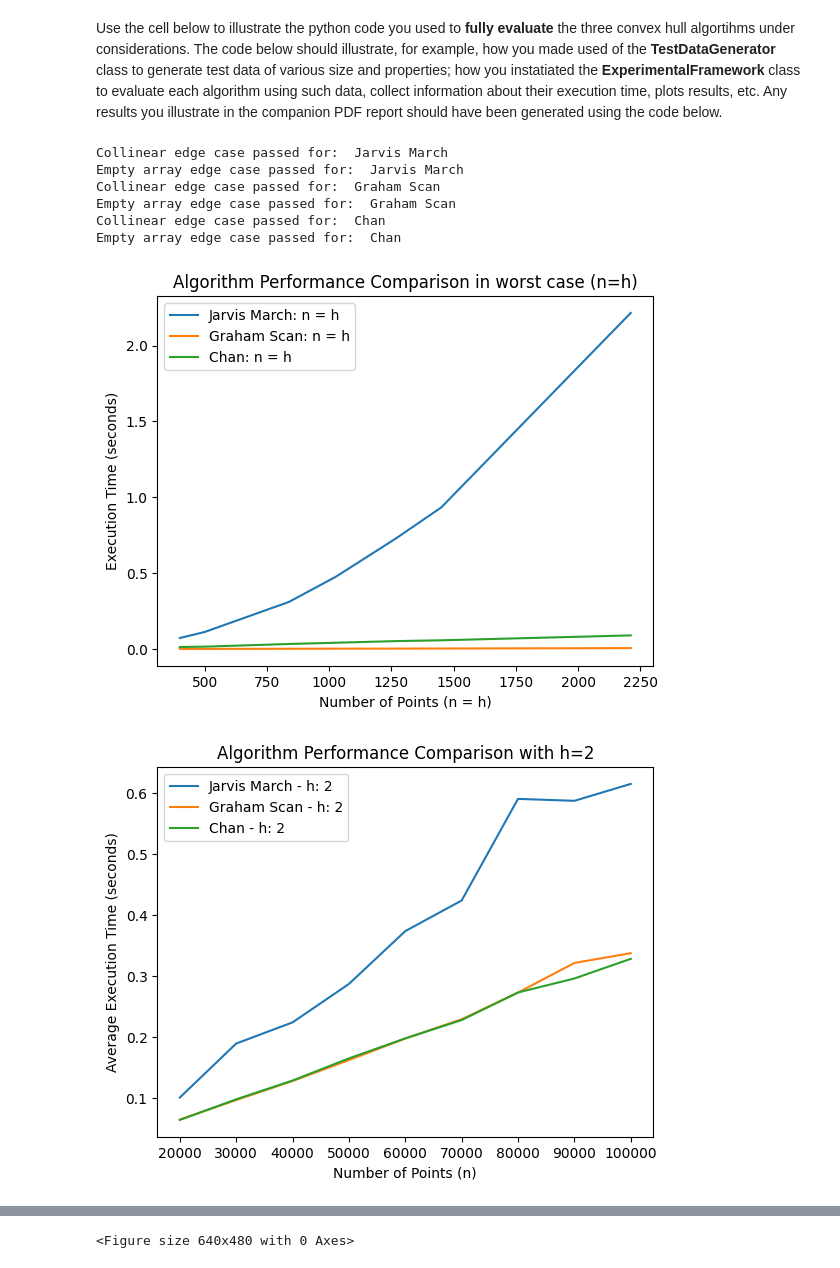
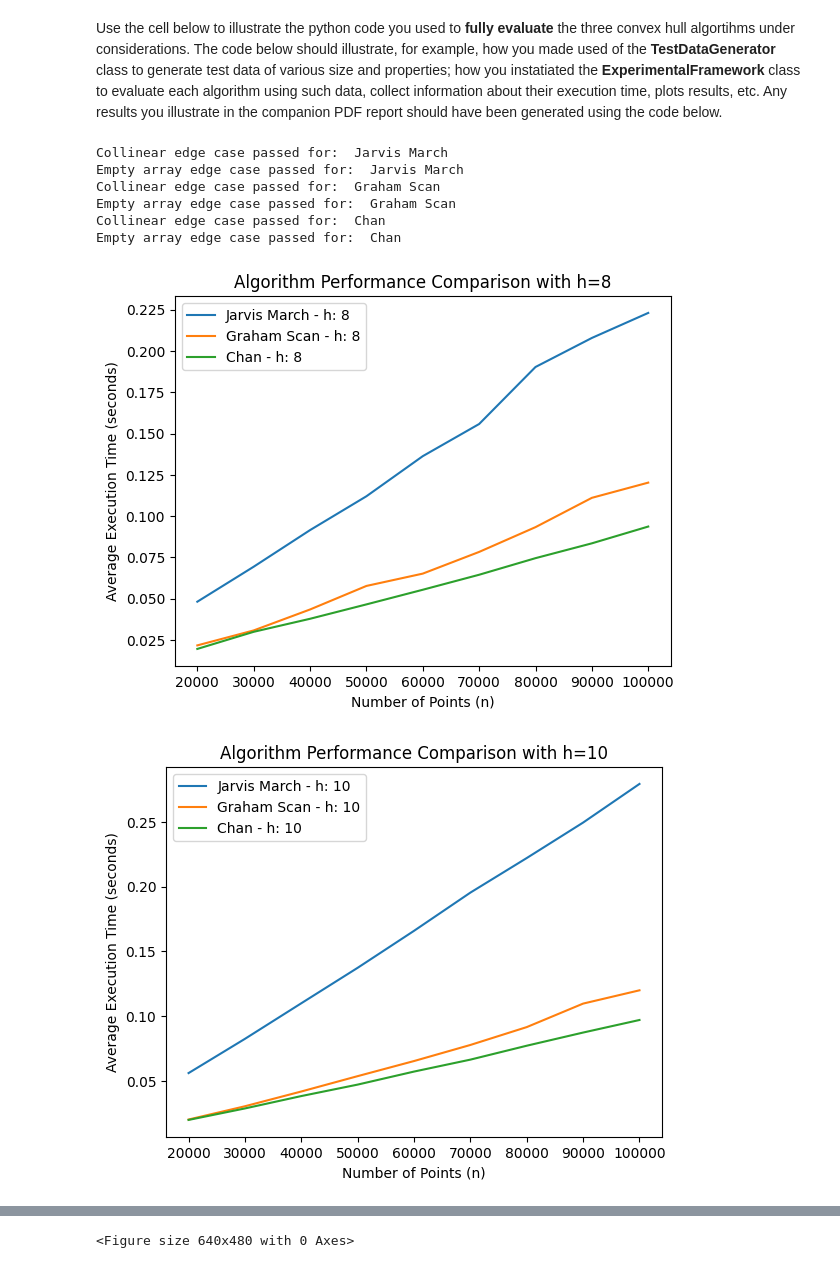
Before and after one commit to levon-d/convex-hull-algorithms, a Jupyter notebook: grp-XXX-0005code.ipynb, the cells around one changed output, grey strips where cells are left out. Cells and saved outputs as stored; diff of their text form; code cells hidden in the pictures.

Commit message:
Add worst case for graham, new graphs

```diff
--- a/grp-XXX-0005code.ipynb
+++ b/grp-XXX-0005code.ipynb
@@ -321,12 +352,9 @@ def chen(inputSet):
 
         t+=1
 
-num_points = 1000000
+num_points = 100
 range_x, range_y = 32767, 32767
 points = generate_random_points(num_points, range_x, range_y)
-# points = [Point(1,1), Point(2,2), Point(3,3), Point(4,4), Point(5,5), Point(6,6), Point(7,7), Point(8,8), Point(9,9), Point(10,10), Point(11,11), Point(13,13)]
-# print(points)
 hull = chen(points)
-print(len(hull))
-# plot_convex_hull(points, hull)
+plot_convex_hull(points, hull)
 # %% [output]
@@ -512,21 +528,30 @@ class ExperimentalFramework:
 
         for key in circle_points_h_conversion:
             circular_points = self.generator.generate_points_on_a_circle(key, key)
-            hull_points = chen(circular_points)
+            points = chen(circular_points)
             for algorithm, name in self.algorithms:
+                if "graham" in name.lower():
+                    points = generator.generate_worst_case_graham(circle_points_h_conversion[key])
                 start_time = timeit.default_timer()
-                algorithm(hull_points)
+                algorithm(points)
                 time = timeit.default_timer() - start_time
                 results[name].append(time)
 
         for name in results:
-            plt.plot(list(circle_points_h_conversion.values()), results[name], label=f"{name}: n = h")
+            if "graham" in name.lower():
+                plt.plot(list(circle_points_h_conversion.values()), results[name], label=f"{name}: reverse order")
+            else:
+                plt.plot(list(circle_points_h_conversion.values()), results[name], label=f"{name}: n = h")
 
-        plt.xlabel("Number of Points (n = h)")
+        plt.xlabel("Number of Points")
         plt.ylabel("Execution Time (seconds)")
-        plt.title(f"Algorithm Performance Comparison in worst case (n=h)")
+        plt.title(f"Algorithm Performance Comparison in worst case (n=h for JS and C, reverse order for GS)")
         plt.legend()
         plt.figure()
+
+
+
+
 
     def test_collinear_case(self, algorithm, n):
         """
@@ -570,35 +620,34 @@ class ExperimentalFramework:
 # %% [markdown]
 Use the cell below to illustrate the python code you used to **fully evaluate** the three convex hull algortihms under considerations. The code below should illustrate, for example, how you made used of the **TestDataGenerator** class to generate test data of various size and properties; how you instatiated the **ExperimentalFramework** class to  evaluate each algorithm using such data, collect information about their execution time, plots results, etc. Any results you illustrate in the companion PDF report should have been generated using the code below.
 # %%
+# Average case comparisons
 framework = ExperimentalFramework([
     (jarvismarch, "Jarvis March"),
     (graham_scan, "Graham Scan"),
     (chen, "Chan")
 ])
 
 framework.test_edge_cases(10000)
 
 # Define ranges of n and h to test
 n_values = [20000, 30000, 40000, 50000, 60000, 70000, 80000, 90000, 100000]
-h_values = [2, 4, 8, 10]
+h_values = [8, 10, 20, 30, 40]
 
 
-framework.generate_worst_case()
 framework.compare_algorithms_with_n_h(n_values, h_values, num_runs=10)
 
 framework_graham_chan_only = ExperimentalFramework([
     (graham_scan, "Graham Scan"),
     (chen, "Chen")
 ])
 
-framework_graham_chan_only.generate_worst_case()
 framework_graham_chan_only.compare_algorithms_with_n_h(n_values, h_values, num_runs=10)
 # %% [output]
 Collinear edge case passed for:  Jarvis March
 Empty array edge case passed for:  Jarvis March
 Collinear edge case passed for:  Graham Scan
 Empty array edge case passed for:  Graham Scan
 Collinear edge case passed for:  Chan
 Empty array edge case passed for:  Chan
-[figure, old version]
+[figure, new version]
-[figure, old version]
+[figure, new version]
```
Also changed, not shown: parts of 9 cells of this notebook.
